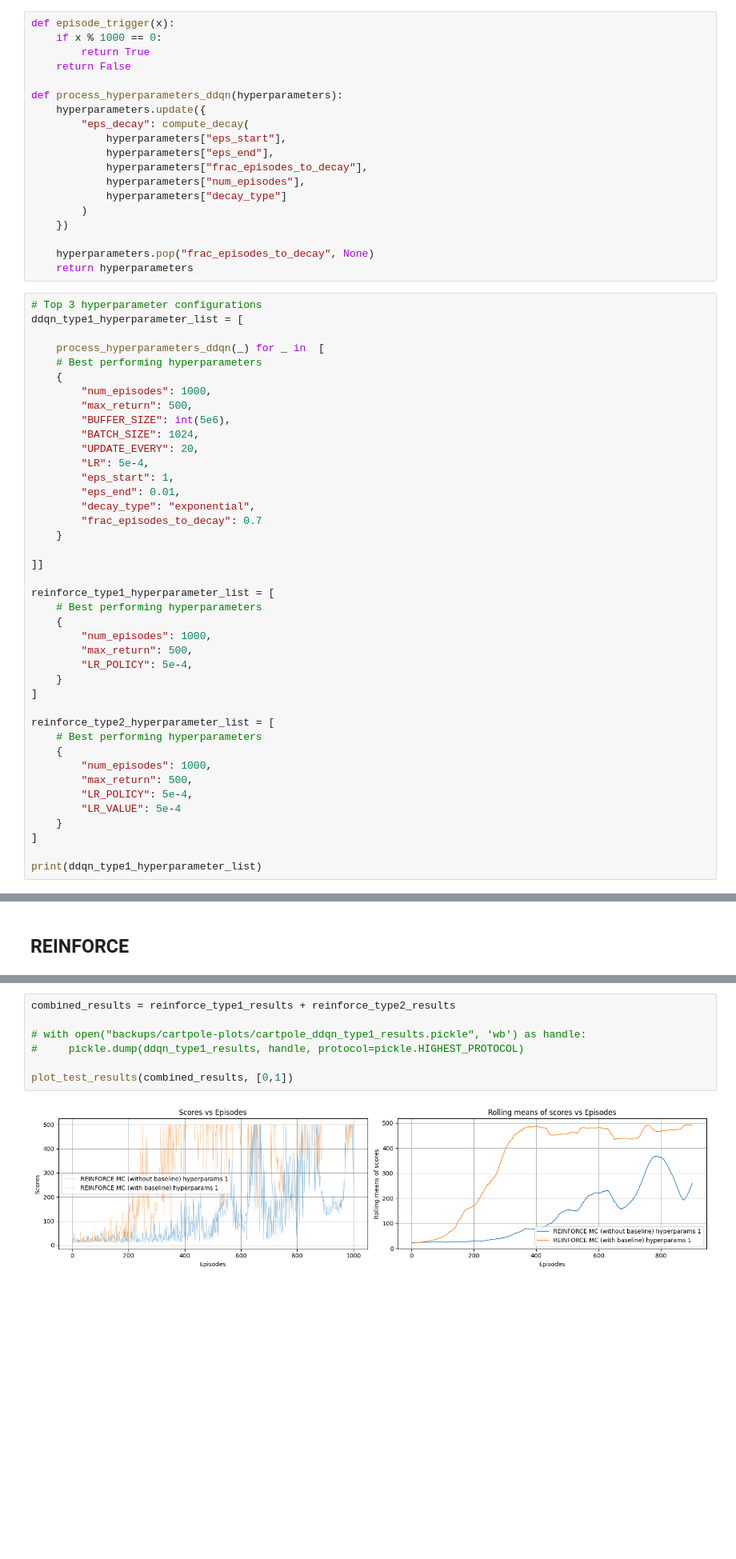
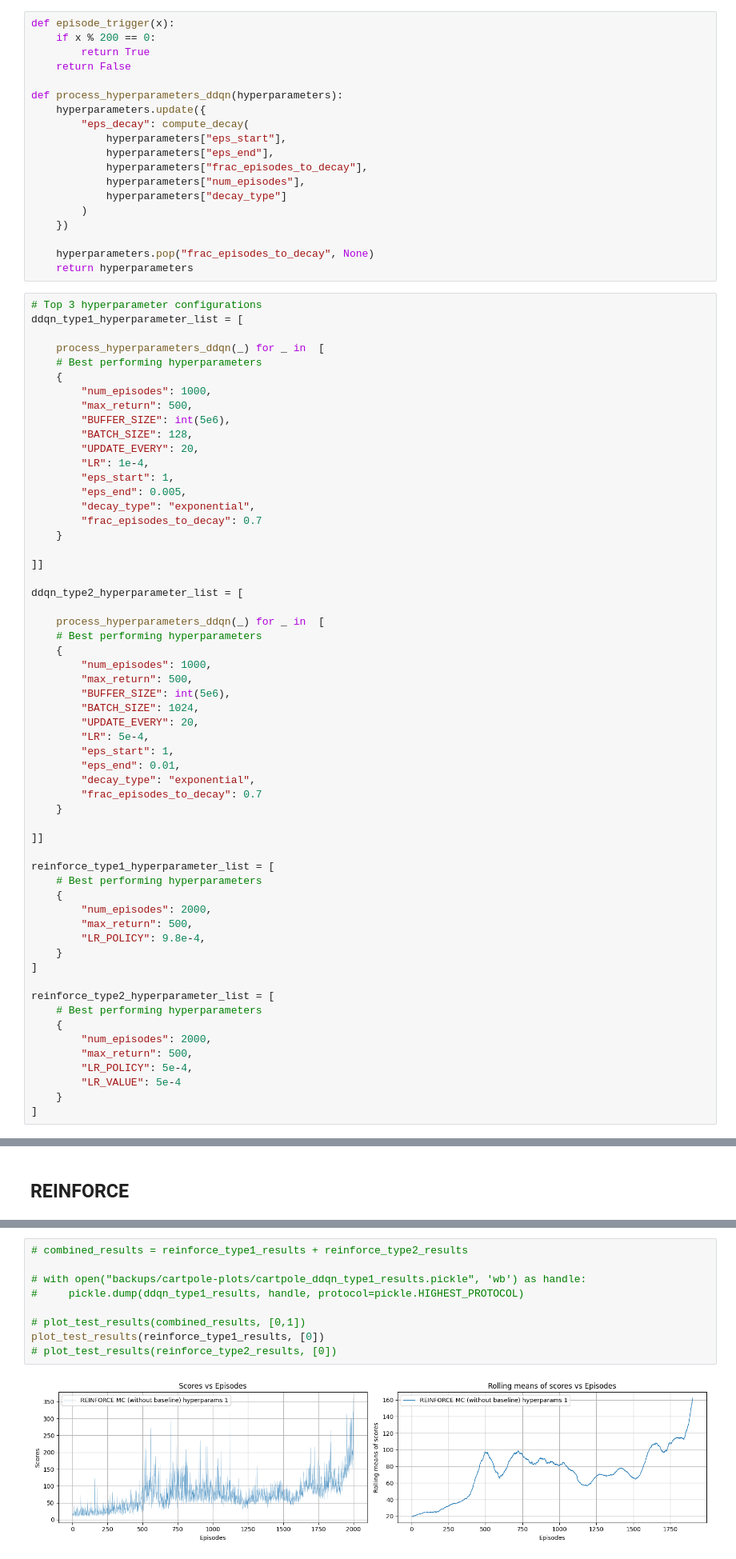
Before and after one commit to JG-0212/DA6400_RL_PA2, a Jupyter notebook: cartpole_train.ipynb, the cells around one changed output, grey strips where cells are left out. Shown: that part at 80% size. Drawn from its saved outputs; the diff is of its cells as text; blank space fills up the shorter version.

```diff
--- a/cartpole_train.ipynb
+++ b/cartpole_train.ipynb
@@ -13,7 +13,7 @@ from scripts.training import Trainer, trainingInspector, test_agent, plot_test_r
 ## Hyperparameters
 # %%
 def episode_trigger(x):
-    if x % 1000 == 0:
+    if x % 200 == 0:
         return True
     return False
 
@@ -33,6 +33,25 @@ def process_hyperparameters_ddqn(hyperparameters):
 # %%
 # Top 3 hyperparameter configurations
 ddqn_type1_hyperparameter_list = [
+
+    process_hyperparameters_ddqn(_) for _ in  [
+    # Best performing hyperparameters
+    {
+        "num_episodes": 1000,
+        "max_return": 500,
+        "BUFFER_SIZE": int(5e6),
+        "BATCH_SIZE": 128,
+        "UPDATE_EVERY": 20,
+        "LR": 1e-4,
+        "eps_start": 1,
+        "eps_end": 0.005,
+        "decay_type": "exponential",
+        "frac_episodes_to_decay": 0.7
+    }
+
+]]
+
+ddqn_type2_hyperparameter_list = [
 
     process_hyperparameters_ddqn(_) for _ in  [
     # Best performing hyperparameters
@@ -54,20 +73,18 @@ ddqn_type1_hyperparameter_list = [
 reinforce_type1_hyperparameter_list = [
     # Best performing hyperparameters
     {
-        "num_episodes": 1000,
+        "num_episodes": 2000,
         "max_return": 500,
-        "LR_POLICY": 5e-4,
+        "LR_POLICY": 9.8e-4,
     }
 ]
 
 reinforce_type2_hyperparameter_list = [
     # Best performing hyperparameters
     {
-        "num_episodes": 1000,
+        "num_episodes": 2000,
         "max_return": 500,
         "LR_POLICY": 5e-4,
         "LR_VALUE": 5e-4
     }
 ]
-
-print(ddqn_type1_hyperparameter_list)
@@ -136,11 +163,13 @@ reinforce_type2_results = test_agent(env, reinforce_type2_agent, trainer, reinfo
 
 env.close()
 # %%
-combined_results = reinforce_type1_results + reinforce_type2_results
+# combined_results = reinforce_type1_results + reinforce_type2_results
 
 # with open("backups/cartpole-plots/cartpole_ddqn_type1_results.pickle", 'wb') as handle:
 #     pickle.dump(ddqn_type1_results, handle, protocol=pickle.HIGHEST_PROTOCOL)
 
-plot_test_results(combined_results, [0,1])
+# plot_test_results(combined_results, [0,1])
+plot_test_results(reinforce_type1_results, [0])
+# plot_test_results(reinforce_type2_results, [0])
 # %% [output]
-[figure, old version]
+[figure, new version]
```
Also changed, not shown: parts of 4 cells of this notebook, 2 other files.
